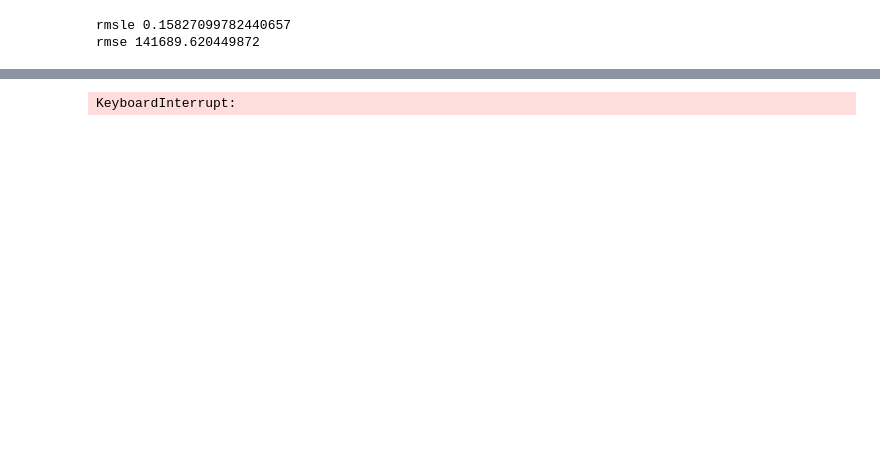
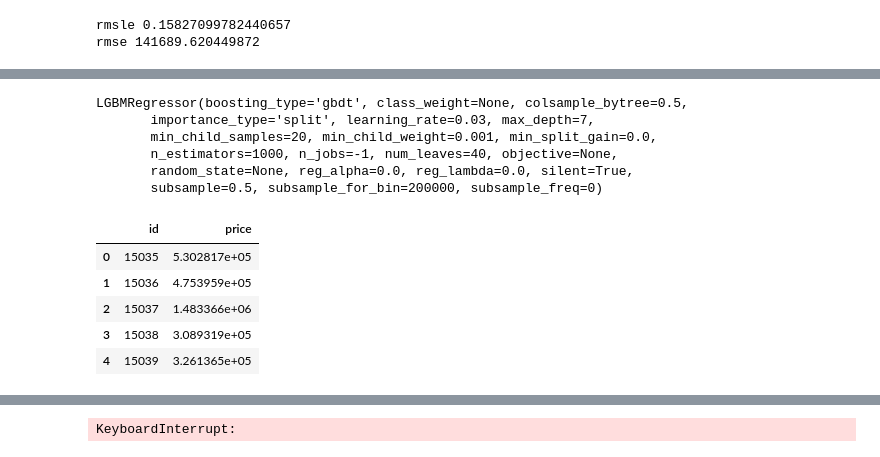
Before and after one commit to EmjayAhn/kaggle_HousePrice, a Jupyter notebook: 04_XGBoost_LightGBM.ipynb, the cells around one changed output, grey strips where cells are left out. Drawn from its saved outputs; the diff is of its cells as text; code cells hidden in the pictures; blank space fills up the shorter version.

```diff
--- a/04_XGBoost_LightGBM.ipynb
+++ b/04_XGBoost_LightGBM.ipynb
@@ -264 +354,27 @@ rmse 141689.620449872
+# %%
+lgbm = LGBMRegressor(colsample_bytree=0.5, learning_rate=0.03, max_depth=7, min_child_weight=0.001, n_estimators=1000, num_leaves=40, subsample=0.5)
+
+lgbm.fit(X_data, y_label)
+# %% [output]
+LGBMRegressor(boosting_type='gbdt', class_weight=None, colsample_bytree=0.5,
+       importance_type='split', learning_rate=0.03, max_depth=7,
+       min_child_samples=20, min_child_weight=0.001, min_split_gain=0.0,
+       n_estimators=1000, n_jobs=-1, num_leaves=40, objective=None,
+       random_state=None, reg_alpha=0.0, reg_lambda=0.0, silent=True,
+       subsample=0.5, subsample_for_bin=200000, subsample_freq=0)
+# %%
+#
+lgbm_predict = lgbm.predict(df_test)
+lgbm_predict = np.expm1(lgbm_predict)
+
+submission = pd.DataFrame({'id': test_id,
+                          'price': lgbm_predict})
+submission.head()
+# %% [output]
+|  | id | price |
+| 0 | 15035 | 5.302817e+05 |
+| 1 | 15036 | 4.753959e+05 |
+| 2 | 15037 | 1.483366e+06 |
+| 3 | 15038 | 3.089319e+05 |
+| 4 | 15039 | 3.261365e+05 |
 # %%
```
Also changed, not shown: parts of 11 cells of this notebook.
